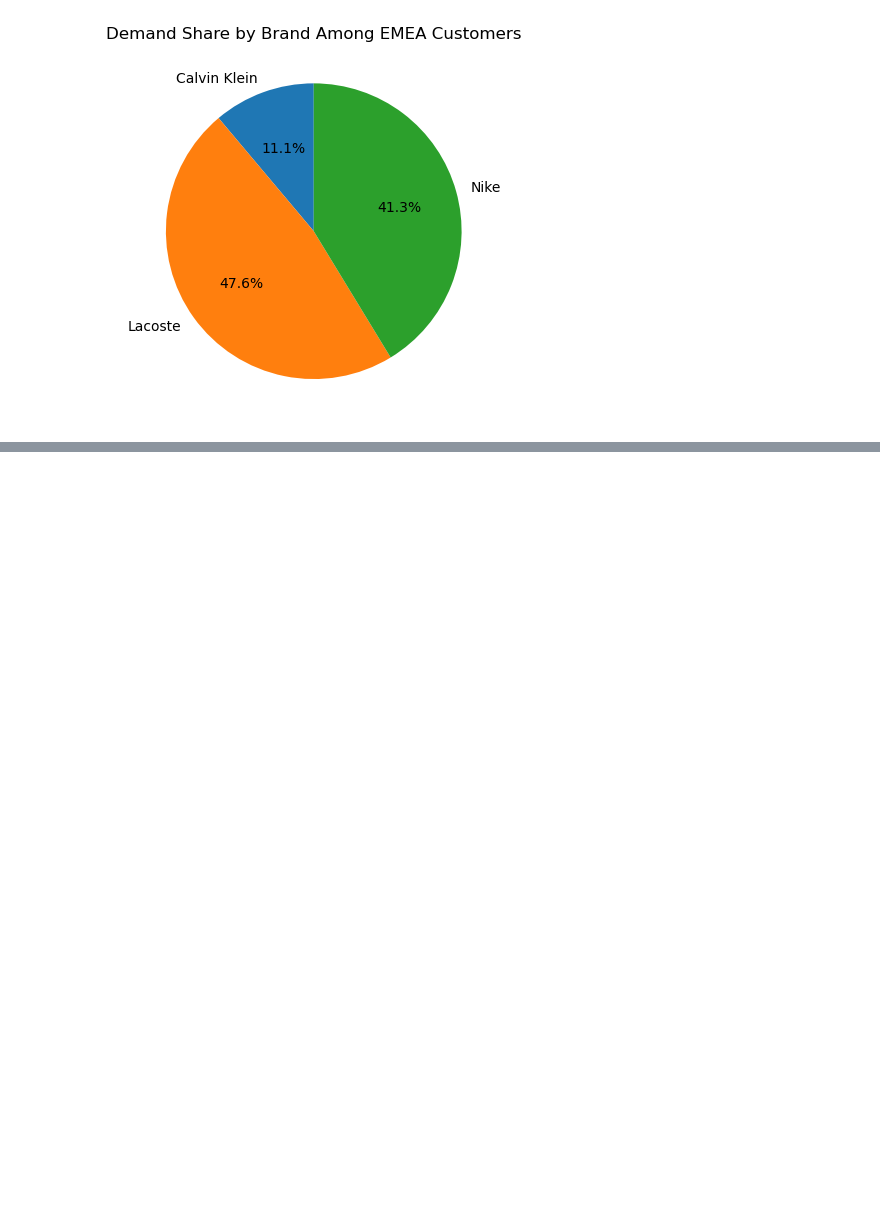
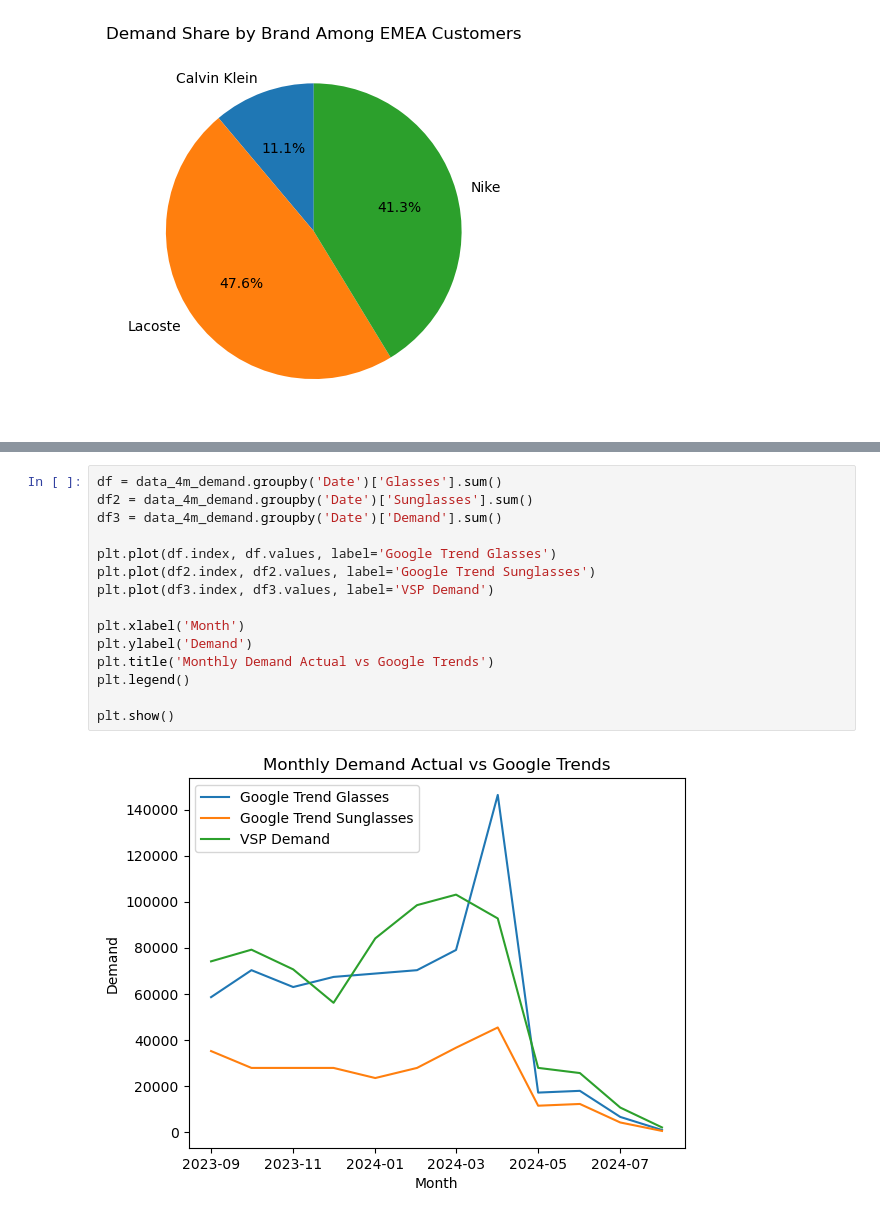
Before and after one commit to yxinzh/Team5VSP, a Jupyter notebook: additional_features.ipynb, the cells around one changed output, grey strips where cells are left out. Cells and saved outputs as stored; diff of their text form; blank space fills up the shorter version.

```diff
--- a/additional_features.ipynb
+++ b/additional_features.ipynb
@@ -263,0 +278,17 @@ plt.show()
+# %%
+df = data_4m_demand.groupby('Date')['Glasses'].sum()
+df2 = data_4m_demand.groupby('Date')['Sunglasses'].sum()
+df3 = data_4m_demand.groupby('Date')['Demand'].sum()
+
+plt.plot(df.index, df.values, label='Google Trend Glasses')
+plt.plot(df2.index, df2.values, label='Google Trend Sunglasses')
+plt.plot(df3.index, df3.values, label='VSP Demand')
+
+plt.xlabel('Month')
+plt.ylabel('Demand')
+plt.title('Monthly Demand Actual vs Google Trends')
+plt.legend()
+
+plt.show()
+# %% [output]
+[figure, added]
```
Also changed, not shown: parts of 3 cells of this notebook.
